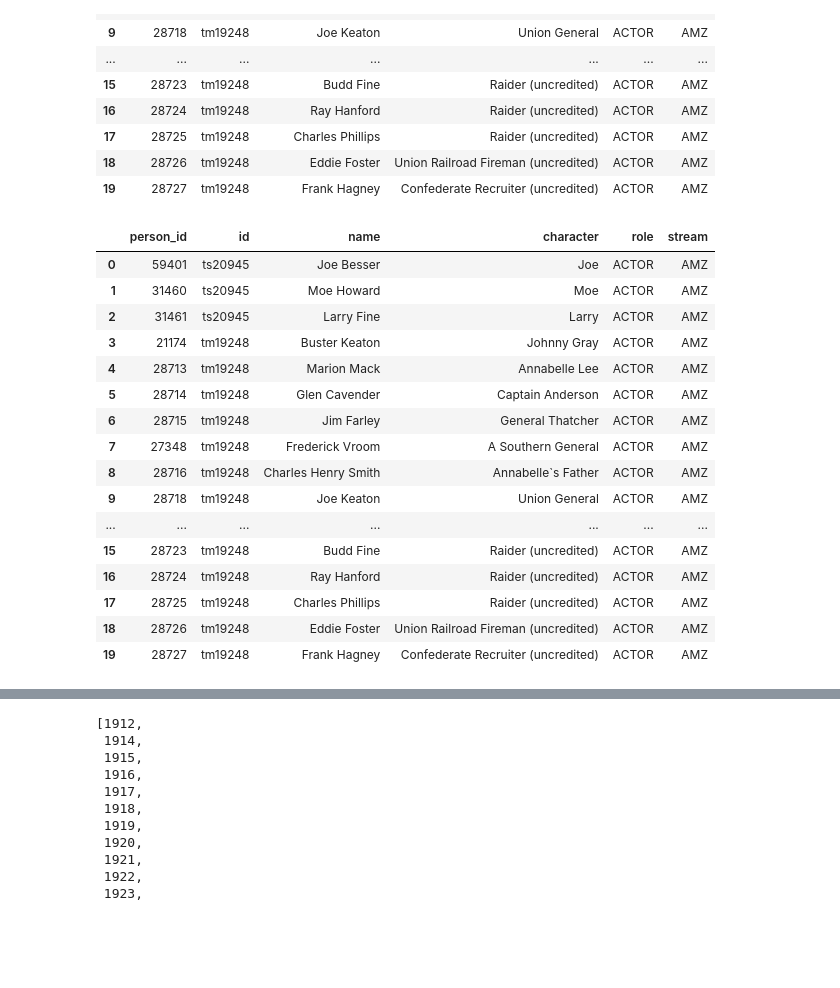
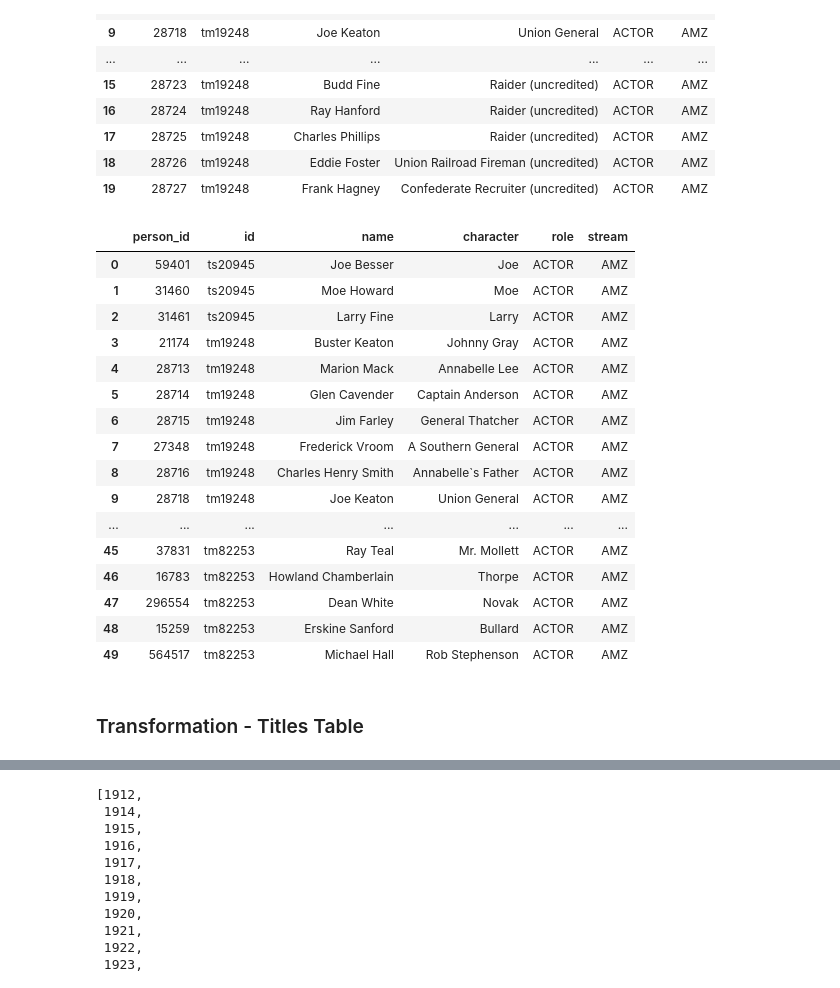
Before and after one commit to LVMRiba/MiniProjects, a Jupyter notebook: MiniProjects_3/Streaming.ipynb, the cells around one changed output, grey strips where cells are left out. Drawn from its saved outputs; the diff is of its cells as text; code cells hidden in the pictures; blank space fills up the shorter version.

```diff
--- a/MiniProjects_3/Streaming.ipynb
+++ b/MiniProjects_3/Streaming.ipynb
@@ -282,28 +304,32 @@ db_credits.head(20)
 | 17 | 28725 | tm19248 | Charles Phillips | Raider (uncredited) | ACTOR | AMZ |
 | 18 | 28726 | tm19248 | Eddie Foster | Union Railroad Fireman (uncredited) | ACTOR | AMZ |
 | 19 | 28727 | tm19248 | Frank Hagney | Confederate Recruiter (uncredited) | ACTOR | AMZ |
+# %%
+db_credits['name'] = db_credits['name'].replace("'","`", regex=True)
 # %%
 db_credits['character'] = db_credits['character'].replace("'","`", regex=True)
 # %%
-db_credits.head(20)
+db_credits.head(50)
 # %% [output]
 |  | person_id | id | name | character | role | stream |
 | 0 | 59401 | ts20945 | Joe Besser | Joe | ACTOR | AMZ |
 | 1 | 31460 | ts20945 | Moe Howard | Moe | ACTOR | AMZ |
 | 2 | 31461 | ts20945 | Larry Fine | Larry | ACTOR | AMZ |
 | 3 | 21174 | tm19248 | Buster Keaton | Johnny Gray | ACTOR | AMZ |
 | 4 | 28713 | tm19248 | Marion Mack | Annabelle Lee | ACTOR | AMZ |
 | 5 | 28714 | tm19248 | Glen Cavender | Captain Anderson | ACTOR | AMZ |
 | 6 | 28715 | tm19248 | Jim Farley | General Thatcher | ACTOR | AMZ |
 | 7 | 27348 | tm19248 | Frederick Vroom | A Southern General | ACTOR | AMZ |
 | 8 | 28716 | tm19248 | Charles Henry Smith | Annabelle`s Father | ACTOR | AMZ |
 | 9 | 28718 | tm19248 | Joe Keaton | Union General | ACTOR | AMZ |
 | ... | ... | ... | ... | ... | ... | ... |
-| 15 | 28723 | tm19248 | Budd Fine | Raider (uncredited) | ACTOR | AMZ |
-| 16 | 28724 | tm19248 | Ray Hanford | Raider (uncredited) | ACTOR | AMZ |
-| 17 | 28725 | tm19248 | Charles Phillips | Raider (uncredited) | ACTOR | AMZ |
-| 18 | 28726 | tm19248 | Eddie Foster | Union Railroad Fireman (uncredited) | ACTOR | AMZ |
-| 19 | 28727 | tm19248 | Frank Hagney | Confederate Recruiter (uncredited) | ACTOR | AMZ |
+| 45 | 37831 | tm82253 | Ray Teal | Mr. Mollett | ACTOR | AMZ |
+| 46 | 16783 | tm82253 | Howland Chamberlain | Thorpe | ACTOR | AMZ |
+| 47 | 296554 | tm82253 | Dean White | Novak | ACTOR | AMZ |
+| 48 | 15259 | tm82253 | Erskine Sanford | Bullard | ACTOR | AMZ |
+| 49 | 564517 | tm82253 | Michael Hall | Rob Stephenson | ACTOR | AMZ |
+# %% [markdown]
+### Transformation - Titles Table
 # %%
 db_titles = db_titles_amazon
 db_titles = db_titles.append(db_titles_crunchroll, ignore_index=True)
```
Also changed, not shown: parts of 62 cells of this notebook.
